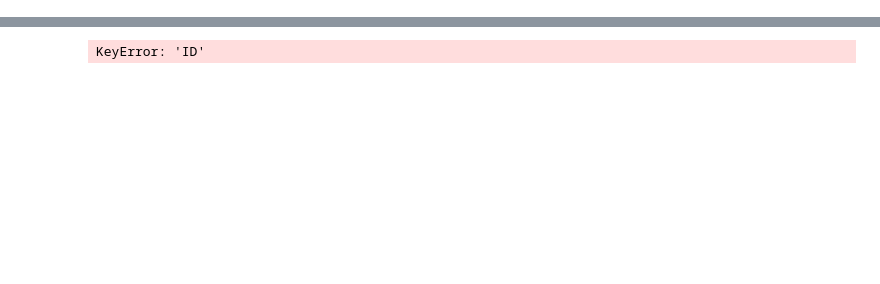
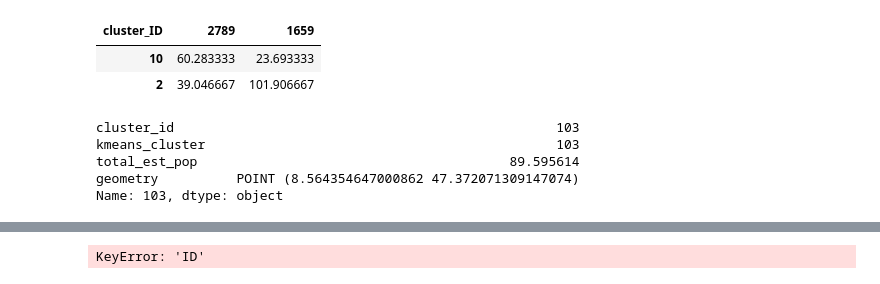
Before and after one commit to Global-Health-Engineering/recycling-network-optimization, a Jupyter notebook: optimisation.ipynb, the cells around one changed output, grey strips where cells are left out. Saved outputs shown, nothing was run; the diff lists cells and outputs as text; code cells hidden in the pictures; blank space fills up the shorter version.

```diff
--- a/optimisation.ipynb
+++ b/optimisation.ipynb
@@ -57,12 +134,0 @@ distance_matrix.shape
-# %%
-# Get the lowest n entries for each column in distance_matrix
-n = 400
-for column in distance_matrix.columns:
-    # Convert column to numpy array for efficient computation
-    values = distance_matrix[column].values
-    threshold = np.partition(values, n-1)[n-1]  # Get nth smallest value
-    mask = values > threshold
-    distance_matrix.loc[mask, column] = 10000000  # Set all values above threshold to penalty
-
-# print number of entries below penalty value
-print((distance_matrix != 10000000).sum().sum())
@@ -191,3 +286,17 @@ facility_pop_df['Assigned_Population'].sum()
+# %%
+distance_matrix.loc[[10, 2],[2789,1659]]
+# %% [output]
+| cluster_ID | 2789 | 1659 |
+| 10 | 60.283333 | 23.693333 |
+| 2 | 39.046667 | 101.906667 |
+# %%
+kdemand
+# %% [output]
+cluster_id                                                 103
+kmeans_cluster                                             103
+total_est_pop                                        89.595614
+geometry          POINT (8.564354647000862 47.372071309147074)
+Name: 103, dtype: object
 # %%
 import folium
 
```
Also changed, not shown: parts of 25 cells of this notebook.
